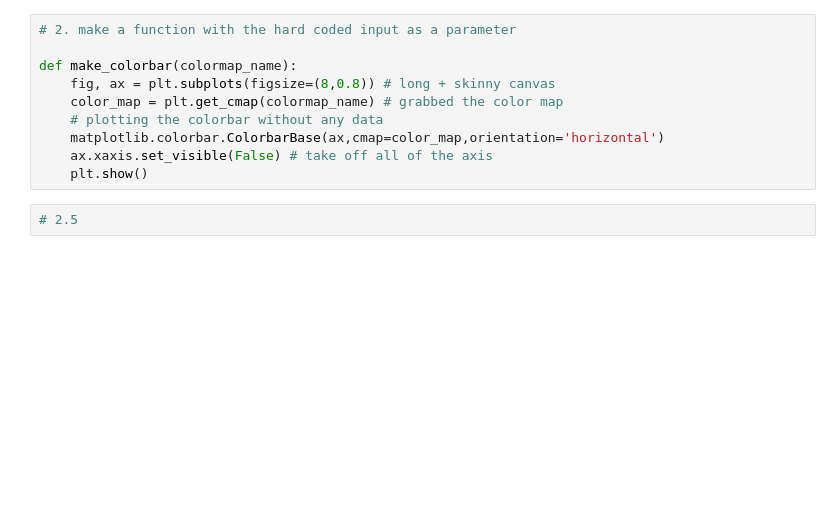
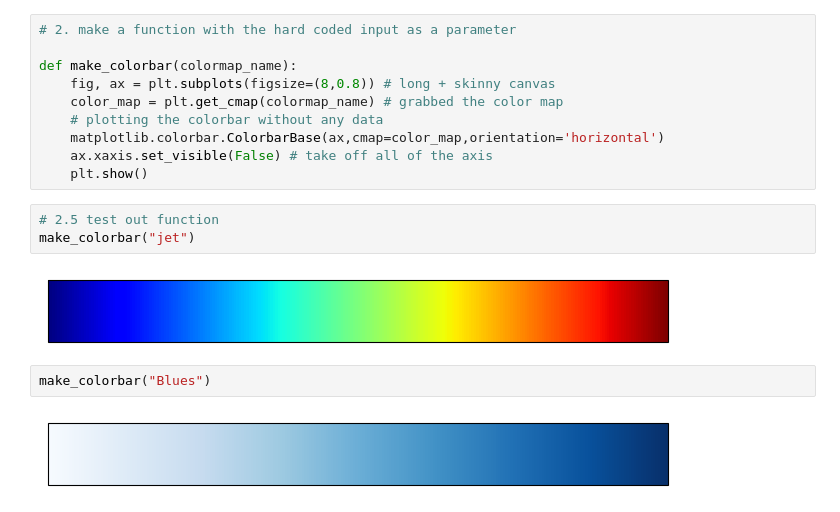
Before and after one commit to UIUC-iSchool-DataViz/is445_bcubcg_fall2022, a Jupyter notebook: _site/week03/inClass_week03.ipynb, the cells around one changed output. Cells and saved outputs as stored; diff of their text form; blank space fills up the shorter version.

```diff
--- a/_site/week03/inClass_week03.ipynb
+++ b/_site/week03/inClass_week03.ipynb
@@ -502,4 +502,11 @@ def make_colorbar(colormap_name):
     ax.xaxis.set_visible(False) # take off all of the axis
     plt.show()
 # %%
-# 2.5
+# 2.5 test out function
+make_colorbar("jet")
+# %% [output]
+[figure, added]
+# %%
+make_colorbar("Blues")
+# %% [output]
+[figure, added]
```
